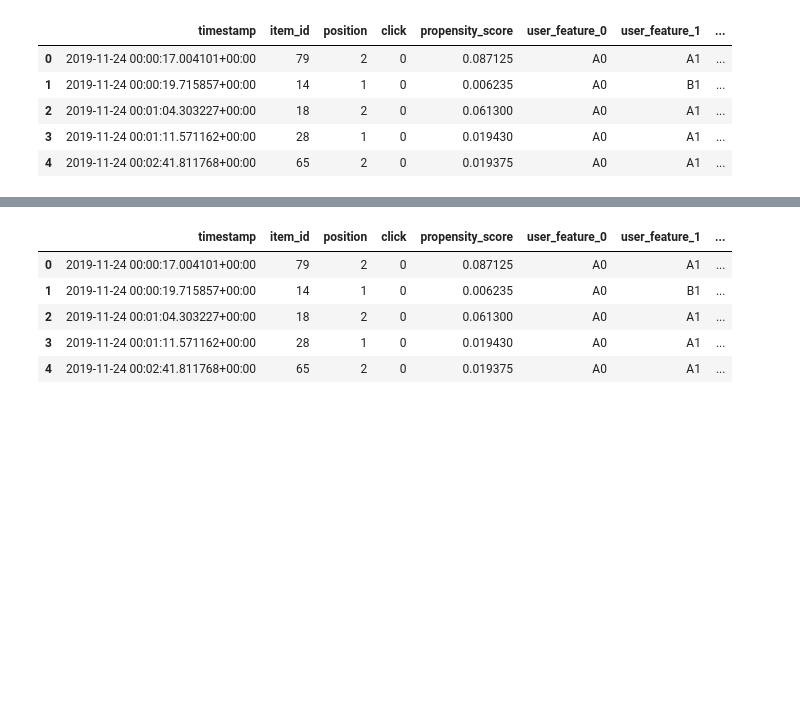
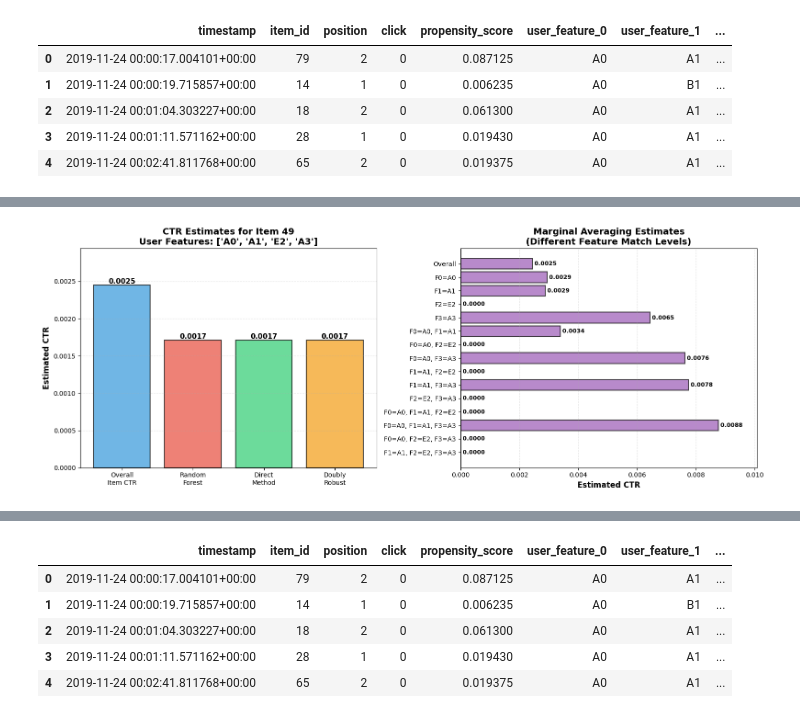
Before and after one commit to armandordorica/OBP_Replication, a Jupyter notebook: offline_policy_toy_example.ipynb, the cells around one changed output, grey strips where cells are left out. Saved outputs shown, nothing was run; the diff lists cells and outputs as text; code cells hidden in the pictures; blank space fills up the shorter version.

Commit message:
Add CTR estimation analysis for item 49 with unobserved user feature configuration (A0, A1, E2, A3) using marginal averaging, Random Forest, DM, and DR methods

```diff
--- a/offline_policy_toy_example.ipynb
+++ b/offline_policy_toy_example.ipynb
@@ -558,0 +819,15 @@ fig2.show()
+# %%
+### Method 4: Doubly Robust (DR) for Item 49
+
+# For an UNOBSERVED combination, DR reduces to DM because there's no
+# observational data to provide the IPS correction term
+
+# DR formula: E[R] = E[DM(x,a)] + E[IPS * (R - DM(x,a))]
+# For unobserved: second term = 0 (no matching observations)
+
+dr_estimate_49 = dm_estimate_49  # Reduces to DM for unobserved
+
+print(f"Doubly Robust (DR) estimated CTR for item {target_item_49}:")
+print(f"  CTR = {dr_estimate_49:.4f}")
+print("\nNote: For unobserved combinations, DR reduces to DM")
+print("(no IPS correction possible without observed data)")
@@ -558,0 +882,71 @@ fig2.show()
+# %%
+### Visualization: Comparison of Estimation Methods (Item 49)
+
+# Prepare data for visualization
+main_methods_49 = {
+    'Overall\nItem CTR': marginal_estimates_49['overall_item'],
+    'Random\nForest': rf_pred_proba_49,
+    'Direct\nMethod': dm_estimate_49,
+    'Doubly\nRobust': dr_estimate_49
+}
+
+# Create comparison plot
+import matplotlib.pyplot as plt
+
+fig, axes = plt.subplots(1, 2, figsize=(16, 6))
+
+# Plot 1: Main methods
+ax1 = axes[0]
+methods = list(main_methods_49.keys())
+values = list(main_methods_49.values())
+colors = ['#3498db', '#e74c3c', '#2ecc71', '#f39c12']
+
+bars = ax1.bar(methods, values, color=colors, alpha=0.7, edgecolor='black', linewidth=1.5)
+ax1.set_ylabel('Estimated CTR', fontsize=12, fontweight='bold')
+ax1.set_title(f'CTR Estimates for Item {target_item_49}\nUser Features: {target_features_49}',
+              fontsize=14, fontweight='bold')
+ax1.set_ylim(0, max(values) * 1.2)
+ax1.grid(axis='y', alpha=0.3, linestyle='--')
+
+# Add value labels on bars
+for bar, val in zip(bars, values):
+    height = bar.get_height()
+    ax1.text(bar.get_x() + bar.get_width()/2., height,
+             f'{val:.4f}',
+             ha='center', va='bottom', fontsize=11, fontweight='bold')
+
+# Plot 2: All marginal averages
+ax2 = axes[1]
+marginal_keys = [k for k in marginal_estimates_49.keys() if not np.isnan(marginal_estimates_49[k])]
+marginal_vals = [marginal_estimates_49[k] for k in marginal_keys]
+
+# Shorten labels for readability
+short_labels = []
+for key in marginal_keys:
+    if key == 'overall_item':
+        short_labels.append('Overall')
+    else:
+        # Extract feature matches
+        short_labels.append(key.replace('user_feature_', 'F').replace(', user_feature_', ', F'))
+
+bars2 = ax2.barh(short_labels, marginal_vals, color='#9b59b6', alpha=0.7, edgecolor='black', linewidth=1.5)
+ax2.set_xlabel('Estimated CTR', fontsize=12, fontweight='bold')
+ax2.set_title('Marginal Averaging Estimates\n(Different Feature Match Levels)',
+              fontsize=14, fontweight='bold')
+ax2.set_xlim(0, max(marginal_vals) * 1.15)
+ax2.grid(axis='x', alpha=0.3, linestyle='--')
+ax2.invert_yaxis()  # Highest match level at top
+
+# Add value labels
+for bar, val in zip(bars2, marginal_vals):
+    width = bar.get_width()
+    ax2.text(width, bar.get_y() + bar.get_height()/2.,
+             f' {val:.4f}',
+             ha='left', va='center', fontsize=9, fontweight='bold')
+
+plt.tight_layout()
+plt.show()
+
+print(f"\n✓ Visualization complete for item {target_item_49}")
+# %% [output]
+[figure, added]
```
Also changed, not shown: parts of 84 cells of this notebook.
